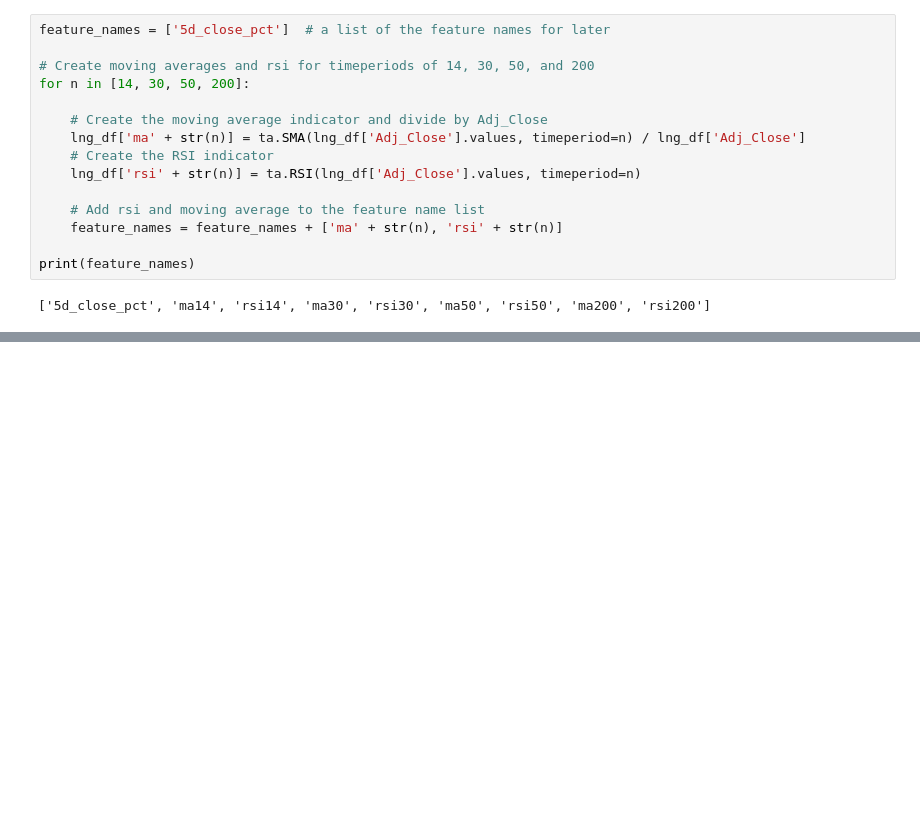
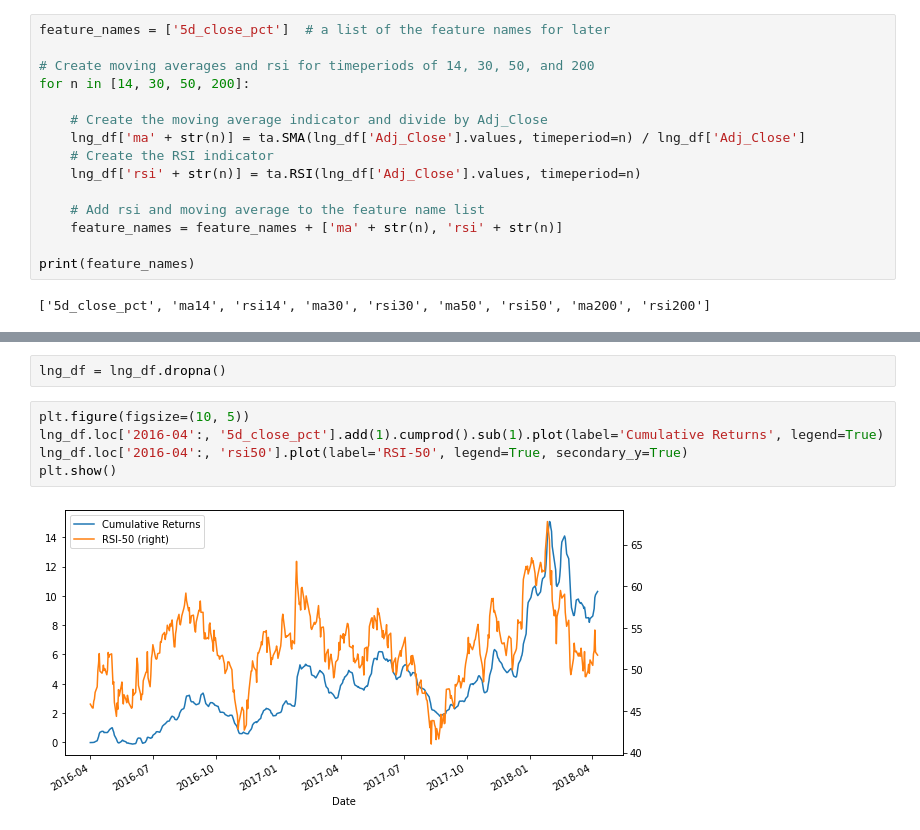
Before and after one commit to kbantoec/ml-fin, a Jupyter notebook: linear_model.ipynb, the cells around one changed output, grey strips where cells are left out. Drawn from its saved outputs; the diff is of its cells as text; blank space fills up the shorter version.

```diff
--- a/linear_model.ipynb
+++ b/linear_model.ipynb
@@ -135,0 +192,9 @@ print(feature_names)
+# %%
+lng_df = lng_df.dropna()
+# %%
+plt.figure(figsize=(10, 5))
+lng_df.loc['2016-04':, '5d_close_pct'].add(1).cumprod().sub(1).plot(label='Cumulative Returns', legend=True)
+lng_df.loc['2016-04':, 'rsi50'].plot(label='RSI-50', legend=True, secondary_y=True)
+plt.show()
+# %% [output]
+[figure, added]
```
Also changed, not shown: parts of 14 cells of this notebook.
